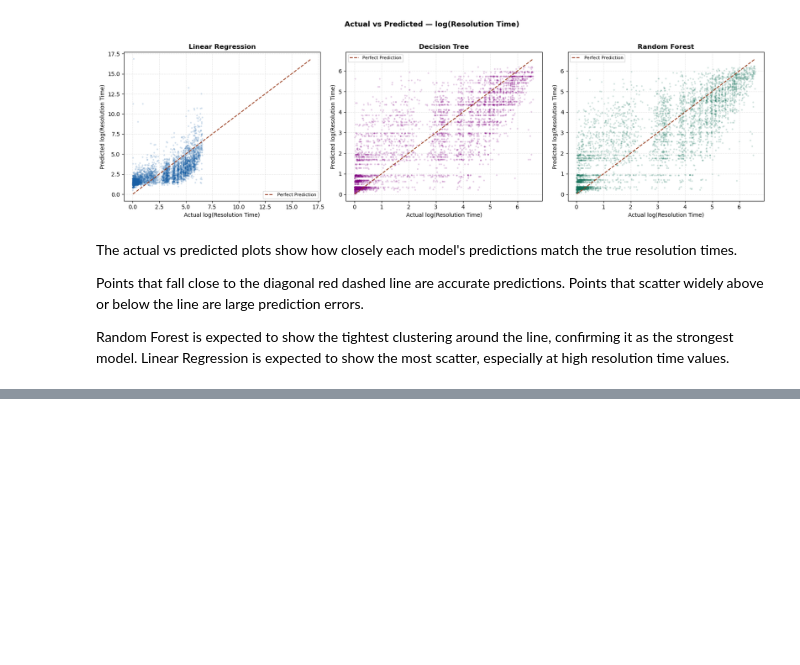
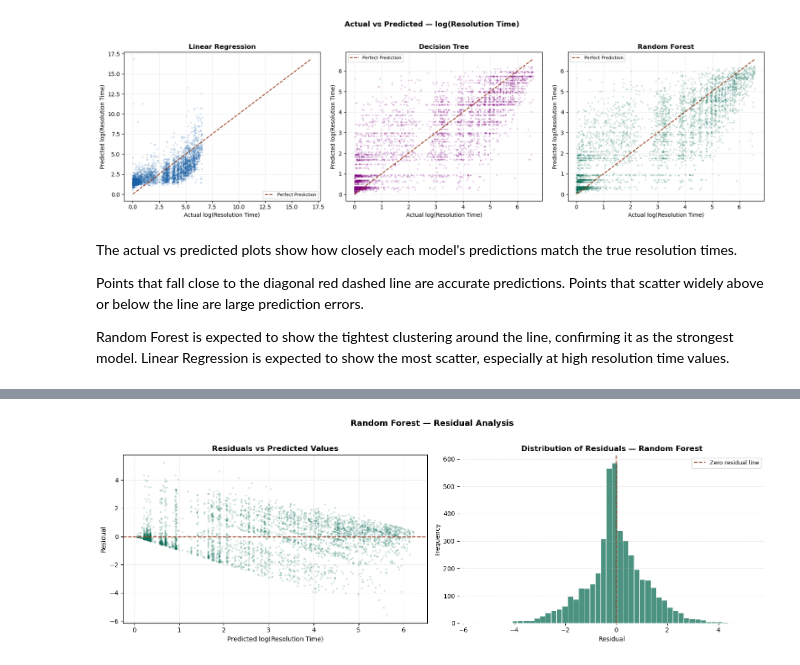
Before and after one commit to Husnain-Yaqoob/IT-Incident-Data-Analysis, a Jupyter notebook: FYP_IT_Incident_Data_Preparation-v4.ipynb, the cells around one changed output, grey strips where cells are left out. Drawn from its saved outputs; the diff is of its cells as text; code cells hidden in the pictures; blank space fills up the shorter version.

```diff
--- a/FYP_IT_Incident_Data_Preparation-v4.ipynb
+++ b/FYP_IT_Incident_Data_Preparation-v4.ipynb
@@ -1832,0 +1842,40 @@ the most scatter, especially at high resolution time values.
+# %%
+# calculating residuals for the Random Forest model
+# residual = actual value minus predicted value
+# a positive residual means the model under-predicted
+# a negative residual means the model over-predicted
+rf_residuals = y_test - rf_pred
+
+fig, axes = plt.subplots(1, 2, figsize=(15, 5))
+
+# left plot — residuals vs predicted values
+# looking for any funnel shape or curved pattern which would indicate a problem
+axes[0].scatter(rf_pred, rf_residuals, alpha=0.2, s=8,
+                color="#0F6E56", edgecolors="none")
+axes[0].axhline(y=0, color="#993C1D", linewidth=1.5, linestyle="--")
+axes[0].set_title("Residuals vs Predicted Values",
+                  fontsize=12, fontweight="bold")
+axes[0].set_xlabel("Predicted log(Resolution Time)", fontsize=10)
+axes[0].set_ylabel("Residual", fontsize=10)
+axes[0].grid(True, linestyle="--", alpha=0.3)
+
+# right plot — distribution of residuals
+# a roughly bell-shaped distribution centred at zero is ideal
+sns.histplot(rf_residuals, bins=50, color="#0F6E56",
+             edgecolor="white", ax=axes[1])
+axes[1].axvline(x=0, color="#993C1D", linewidth=1.5,
+                linestyle="--", label="Zero residual line")
+axes[1].set_title("Distribution of Residuals — Random Forest",
+                  fontsize=12, fontweight="bold")
+axes[1].set_xlabel("Residual", fontsize=10)
+axes[1].set_ylabel("Frequency", fontsize=10)
+axes[1].legend(fontsize=9)
+axes[1].yaxis.grid(True, linestyle="--", alpha=0.3)
+sns.despine(ax=axes[1], left=True, bottom=True)
+
+plt.suptitle("Random Forest — Residual Analysis",
+             fontsize=13, fontweight="bold", y=1.02)
+plt.tight_layout()
+plt.show()
+# %% [output]
+[figure, added]
```
Also changed, not shown: parts of 8 cells of this notebook.
